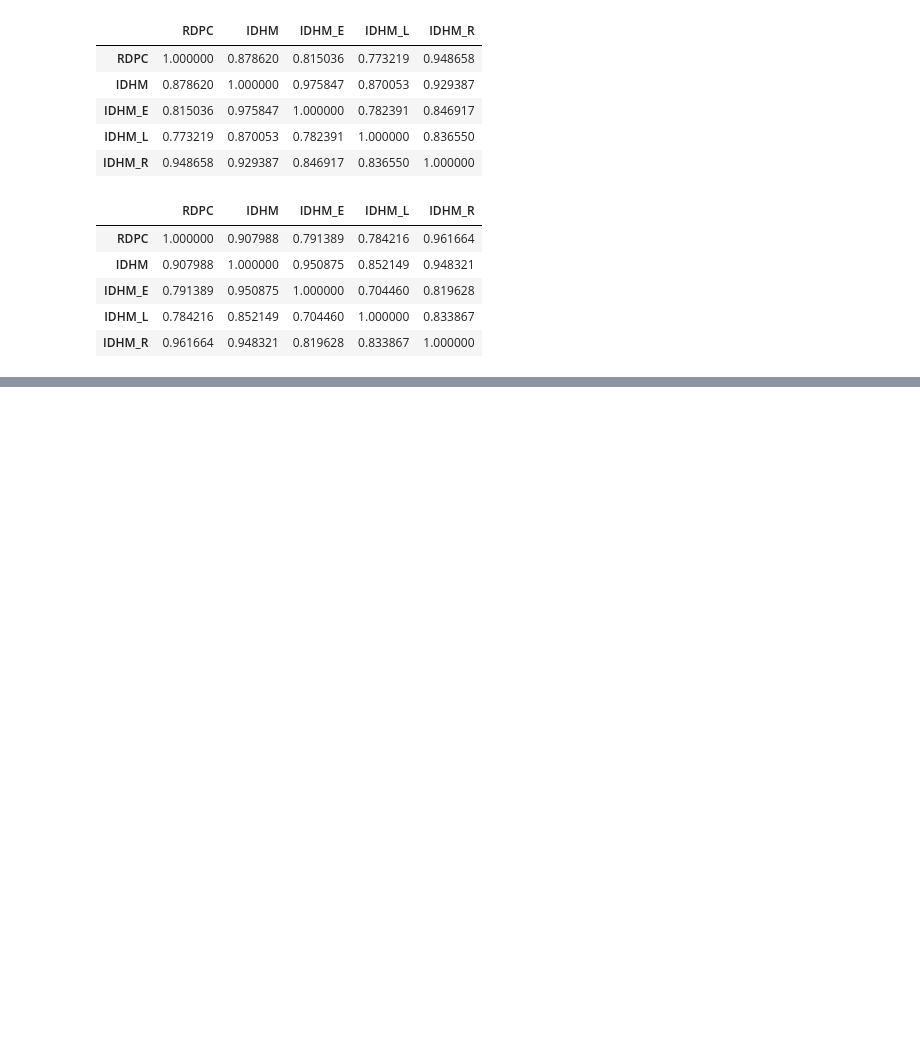
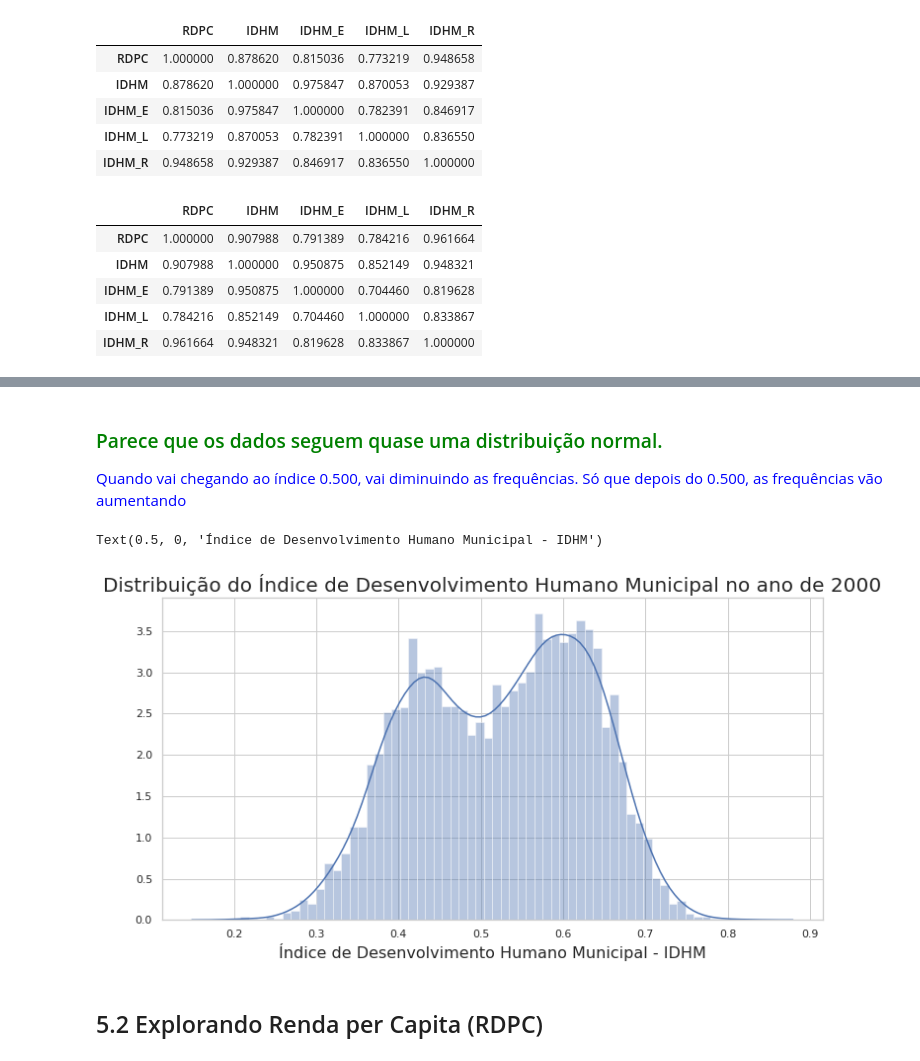
Before and after one commit to EmersonFranca/IDH_Atlas, a Jupyter notebook: Analise_Exploratoria/1_Analise_Exploratoria.ipynb, the cells around one changed output, grey strips where cells are left out. Cells and saved outputs as stored; diff of their text form; code cells hidden in the pictures; blank space fills up the shorter version.

```diff
--- a/Analise_Exploratoria/1_Analise_Exploratoria.ipynb
+++ b/Analise_Exploratoria/1_Analise_Exploratoria.ipynb
@@ -112,0 +139,14 @@ dfIDH_2010[['RDPC','IDHM', 'IDHM_E', 'IDHM_L', 'IDHM_R']].corr()
+# %% [markdown]
+### <font color=green> Parece que os dados seguem quase uma distribuição normal. </font>
+
+<font color=blue> Quando vai chegando ao índice 0.500, vai diminuindo as frequências. Só que depois do 0.500, as frequências vão aumentando  </font>
+# %%
+ax = sns.distplot(a=dfIDH_2000.IDHM, bins = 60)
+ax.figure.set_size_inches(12,6)
+ax.set_title('Distribuição do Índice de Desenvolvimento Humano Municipal no ano de 2000', fontsize=20)
+ax.set_xlabel('Índice de Desenvolvimento Humano Municipal - IDHM', fontsize=16)
+# %% [output]
+Text(0.5, 0, 'Índice de Desenvolvimento Humano Municipal - IDHM')
+[figure, added]
+# %% [markdown]
+## 5.2 Explorando Renda per Capita (RDPC)
```
Also changed, not shown: parts of 15 cells of this notebook.
